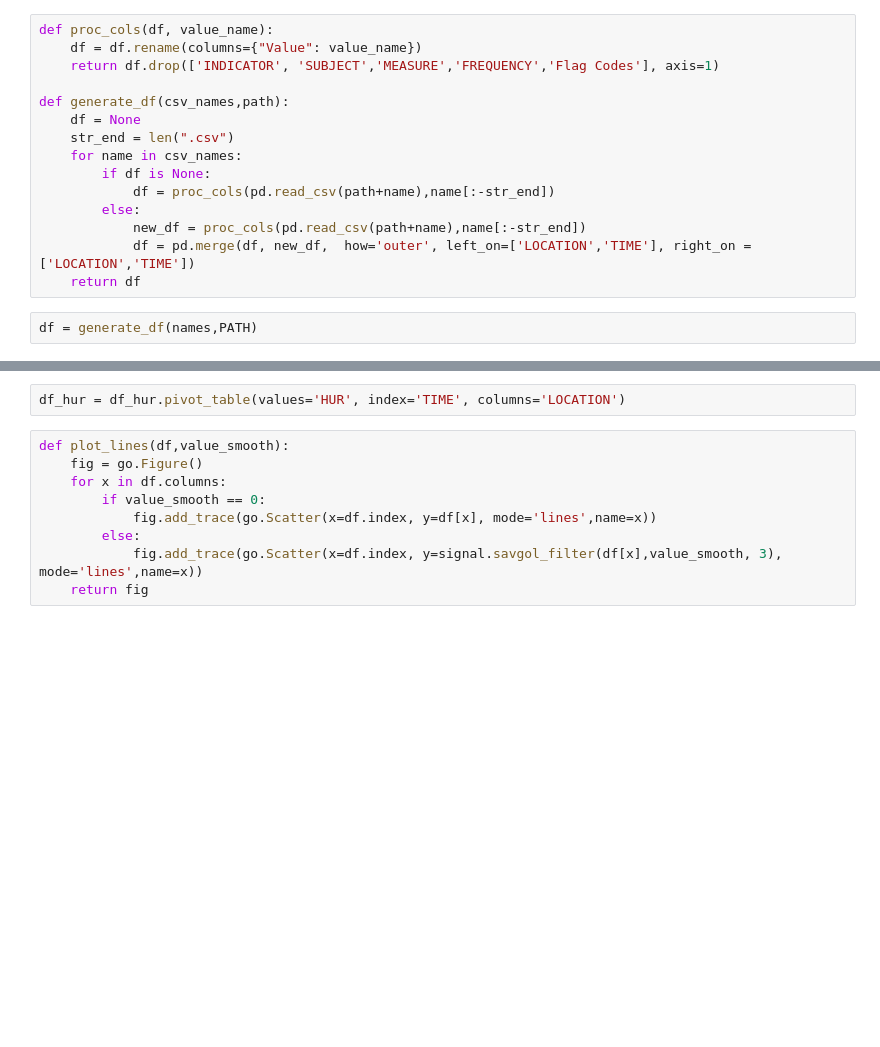
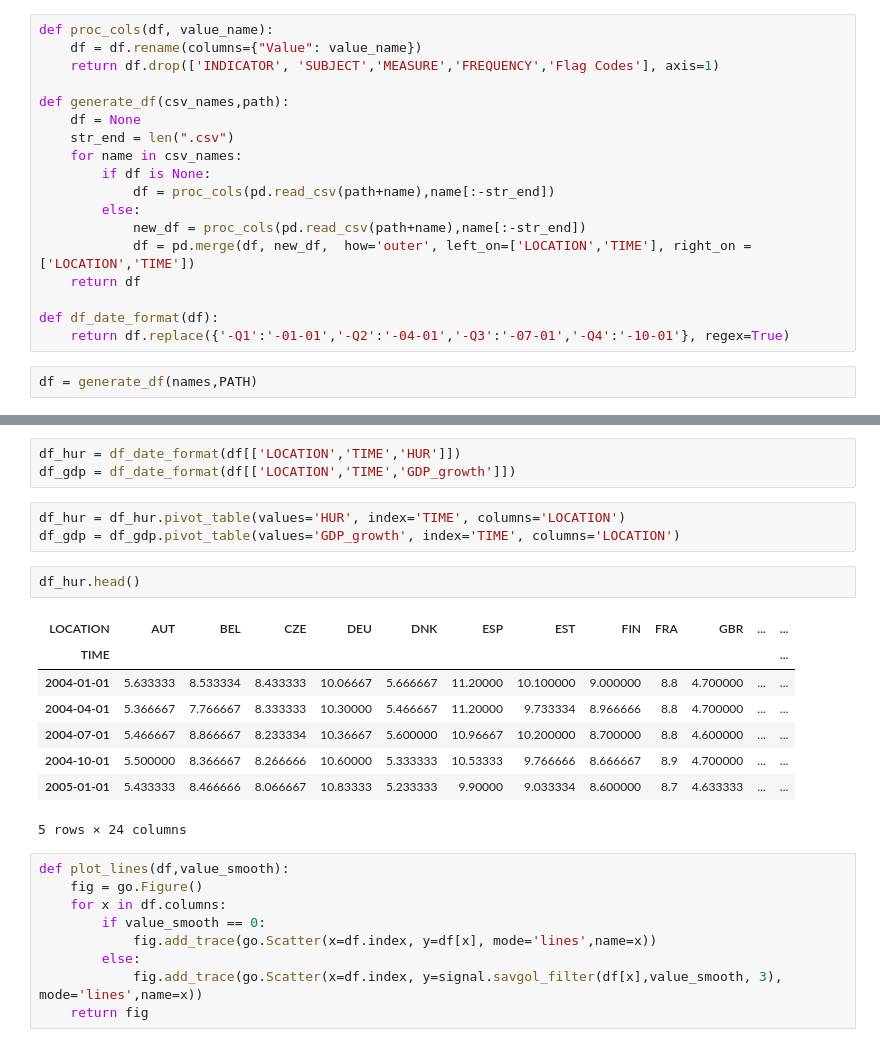
Before and after one commit to ElCabrino/ADA-Project-1, a Jupyter notebook: nico_eco_df.ipynb, the cells around one changed output, grey strips where cells are left out. Cells and saved outputs as stored; diff of their text form; blank space fills up the shorter version.

```diff
--- a/nico_eco_df.ipynb
+++ b/nico_eco_df.ipynb
@@ -30,5 +32,8 @@ def generate_df(csv_names,path):
             new_df = proc_cols(pd.read_csv(path+name),name[:-str_end])
             df = pd.merge(df, new_df,  how='outer', left_on=['LOCATION','TIME'], right_on = ['LOCATION','TIME'])
     return df
+
+def df_date_format(df):
+    return df.replace({'-Q1':'-01-01','-Q2':'-04-01','-Q3':'-07-01','-Q4':'-10-01'}, regex=True)
 # %%
 df = generate_df(names,PATH)
@@ -37,5 +49,20 @@ df_hur = df.drop(columns = ['GDP_growth']).replace({'-Q1':'-01-01','-Q2':'-04-01
+# %%
+df_hur = df_date_format(df[['LOCATION','TIME','HUR']])
+df_gdp = df_date_format(df[['LOCATION','TIME','GDP_growth']])
 # %%
 df_hur = df_hur.pivot_table(values='HUR', index='TIME', columns='LOCATION')
+df_gdp = df_gdp.pivot_table(values='GDP_growth', index='TIME', columns='LOCATION')
+# %%
+df_hur.head()
+# %% [output]
+| LOCATION | AUT | BEL | CZE | DEU | DNK | ESP | EST | FIN | FRA | GBR | ... | ... |
+| TIME |  |  |  |  |  |  |  |  |  |  |  | ... |
+| 2004-01-01 | 5.633333 | 8.533334 | 8.433333 | 10.06667 | 5.666667 | 11.20000 | 10.100000 | 9.000000 | 8.8 | 4.700000 | ... | ... |
+| 2004-04-01 | 5.366667 | 7.766667 | 8.333333 | 10.30000 | 5.466667 | 11.20000 | 9.733334 | 8.966666 | 8.8 | 4.700000 | ... | ... |
+| 2004-07-01 | 5.466667 | 8.866667 | 8.233334 | 10.36667 | 5.600000 | 10.96667 | 10.200000 | 8.700000 | 8.8 | 4.600000 | ... | ... |
+| 2004-10-01 | 5.500000 | 8.366667 | 8.266666 | 10.60000 | 5.333333 | 10.53333 | 9.766666 | 8.666667 | 8.9 | 4.700000 | ... | ... |
+| 2005-01-01 | 5.433333 | 8.466666 | 8.066667 | 10.83333 | 5.233333 | 9.90000 | 9.033334 | 8.600000 | 8.7 | 4.633333 | ... | ... |
+5 rows × 24 columns
 # %%
 def plot_lines(df,value_smooth):
     fig = go.Figure()
```
Also changed, not shown: parts of 9 cells of this notebook.
